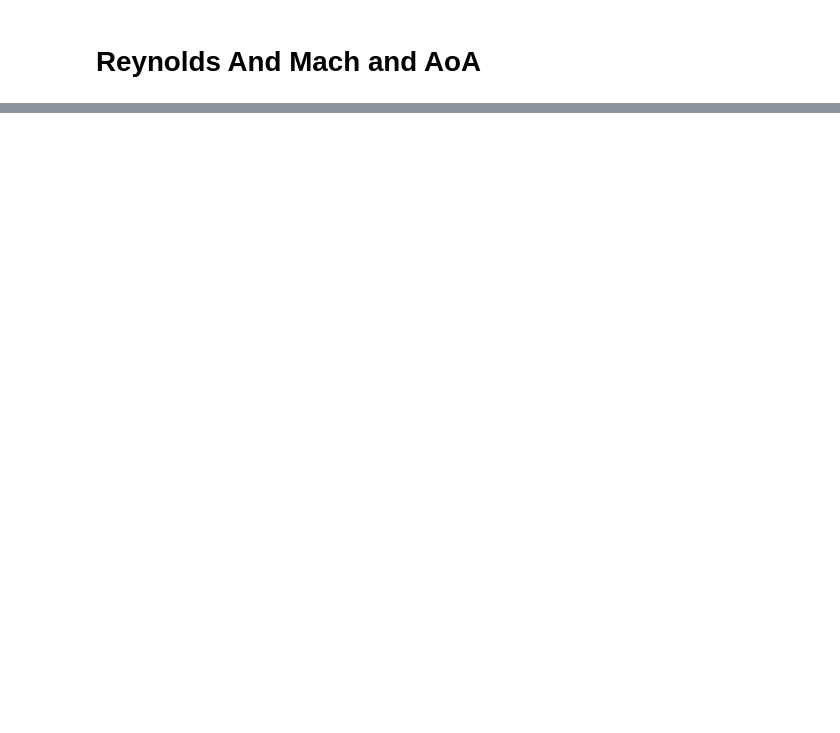
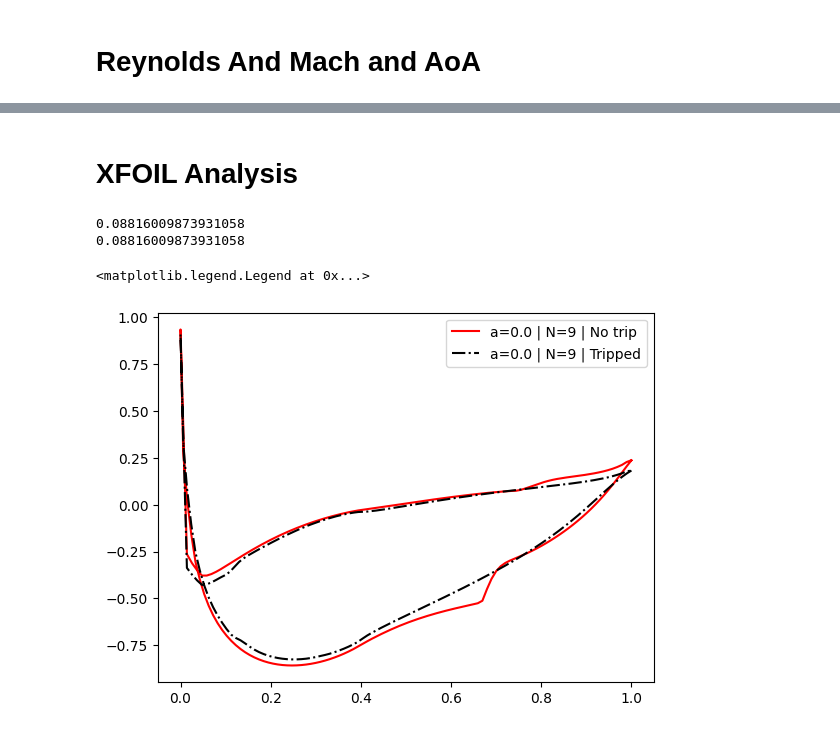
Before and after one commit to trifwn/Icarus, a Jupyter notebook: hermesVis.ipynb, the cells around one changed output, grey strips where cells are left out. Drawn from its saved outputs; the diff is of its cells as text; code cells hidden in the pictures; blank space fills up the shorter version.

```diff
--- a/hermesVis.ipynb
+++ b/hermesVis.ipynb
@@ -59,0 +66,22 @@ aplt.plotAeorCoeffs([openF,Xfoil, f2w])
+# %% [markdown]
+# XFOIL Analysis
+# %%
+pt,nt,x = xf.returnCPs(Reyn, MACH, angles, airfoil,0.1,0.1,9)
+p,n,x = xf.returnCPs(Reyn, MACH, angles, airfoil,1,1,9)
+# %% [output]
+0.08816009873931058
+0.08816009873931058
+# %%
+import matplotlib.pyplot as plt
+cps_t , _ = pt
+cps, angles = p
+# angle = pangles[0]
+# ind = 30
+# plt.plot(x,cps_1[30],'b--',label = f"a={angle} | N=1 | No trip")
+angle = angles[0]
+plt.plot(x,cps[0],'r-',label = f"a={angle} | N=9 | No trip")
+plt.plot(x,cps_t[0],'k-.',label = f"a={angle} | N=9 | Tripped")
+plt.legend(loc='best')
+# %% [output]
+<matplotlib.legend.Legend at 0x...>
+[figure, added]
```
Also changed, not shown: parts of 12 cells of this notebook, 44 other files.
